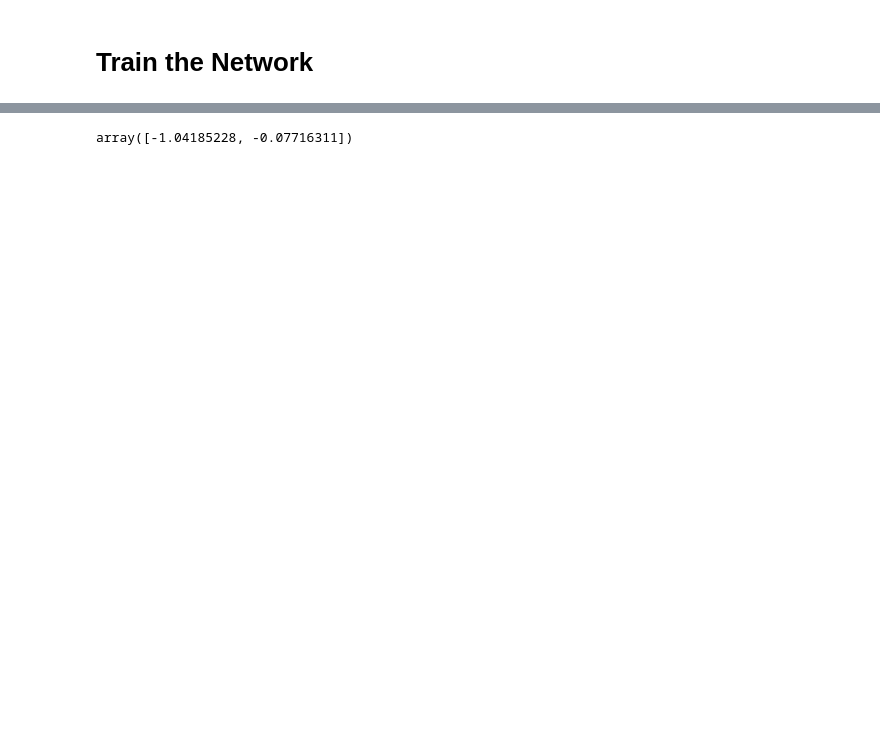
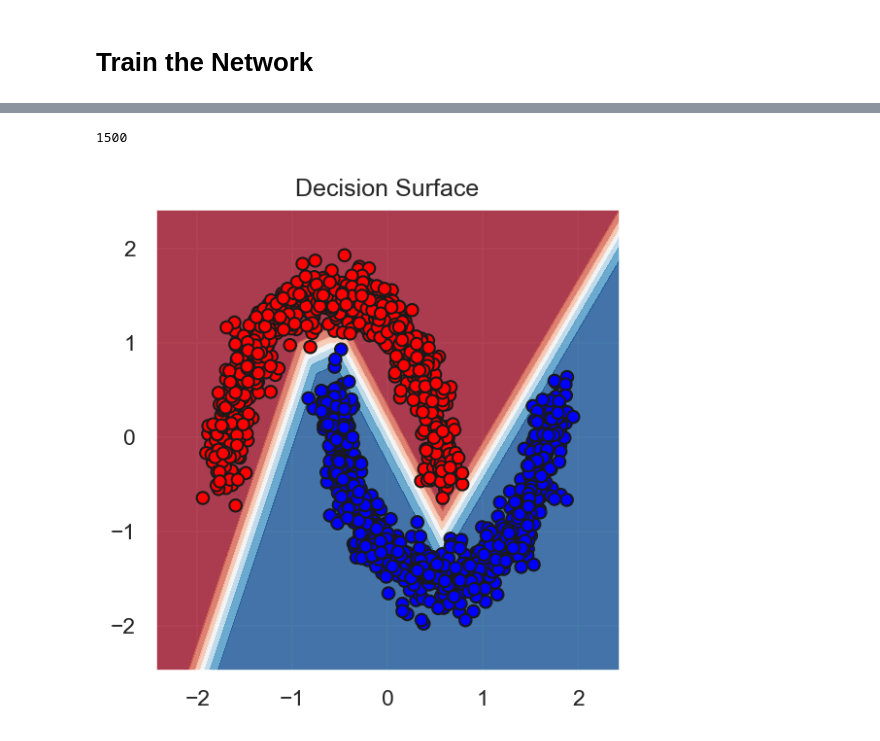
Before and after one commit to steedly/Reading, a Jupyter notebook: TwoMoons.ipynb, the cells around one changed output, grey strips where cells are left out. Saved outputs shown, nothing was run; the diff lists cells and outputs as text; code cells hidden in the pictures; blank space fills up the shorter version.

```diff
--- a/TwoMoons.ipynb
+++ b/TwoMoons.ipynb
@@ -23,7 +24,7 @@ from torch.utils.data import Dataset, DataLoader
 class Args:
     batch_size=1
     test_batch_size=150
-    epochs=12
+    epochs=20
     lr=0.05
     #momentum=0.5
     momentum=0.0
@@ -71,7 +72,7 @@ Here we test on the same data we train with
 # %%
 # DataLoaders for train and test data
 train_loader = torch.utils.data.DataLoader(TwoMoonsDataset(n_samples=1500, noise=0.08), batch_size=args.batch_size, **kwargs)
-test_loader = torch.utils.data.DataLoader(TwoMoonsDataset(n_samples=1500, noise=0.08), batch_size=1500, **kwargs)
+test_loader = torch.utils.data.DataLoader(TwoMoonsDataset(n_samples=1500, noise=0.08), batch_size=args.test_batch_size, **kwargs)
 # %% [markdown]
 ### Plot the two datasets to make sure they look right
 # %%
@@ -192,7 +242,8 @@ def test(args, model, device, test_loader):
             data, target = data.to(device), target.to(device)
             output = model(data.float())
             test_loss += loss_criterion(output, target.float()).item() # sum up batch loss
-            pred = output.argmax(dim=1, keepdim=True) # get the index of the max log-probability
+            #pred = output.argmax(dim=1, keepdim=True) # get the index of the max log-probability
+            pred = torch.round(output).long() # Round to 0/1
             correct += pred.eq(target.view_as(pred)).sum().item()
 
     test_loss /= len(test_loader.dataset)
@@ -236,6 +287,2 @@ Test set: Average loss: 0.0003, Accuracy: 750/1500 (50%)
 Training took 0.8s.
 Testing took 0.0s.
-# %%
-test_loader.dataset.sample[0]
-# %% [output]
-array([-1.04185228, -0.07716311])
@@ -251,0 +289,5 @@ plt.title('make_moons(), 0 noise')
+# %%
+plot_decision_surface(test_loader.dataset, model)
+# %% [output]
+1500
+[figure, added]
```
Also changed, not shown: parts of 9 cells of this notebook.
